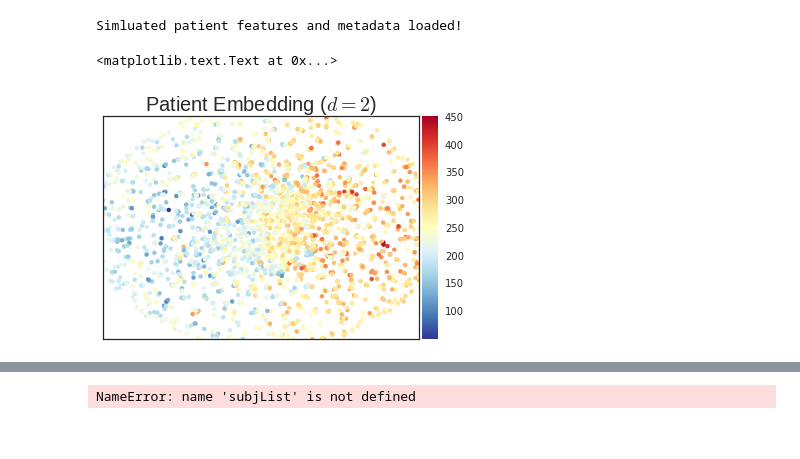
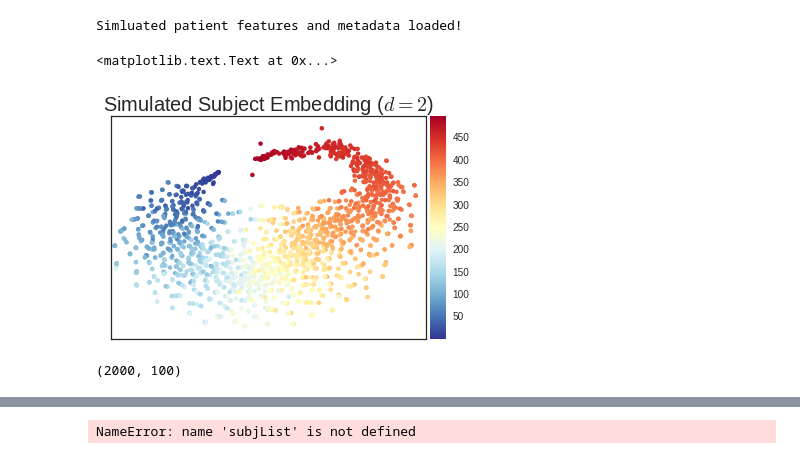
Before and after one commit to sumedhasingla/COPDImageAnalysis, a Jupyter notebook: code/kernelEvaluation.ipynb, the cells around one changed output, grey strips where cells are left out. Saved outputs shown, nothing was run; the diff lists cells and outputs as text; code cells hidden in the pictures.

Commit message:
ran evaluation on simulated data results

```diff
--- a/code/kernelEvaluation.ipynb
+++ b/code/kernelEvaluation.ipynb
@@ -34,8 +35,8 @@ def loadSimilarities(fn):
     print "Similarities loaded!"
     return loader['similarities']
 
-kernelFN = "./simulatedData/kernel"
-kernel = loadSimilarities(kernelFN)
+kernelFN = "./simulatedData/kernel-2000-sym-v2"
+kl_sym = loadSimilarities(kernelFN)
 # Note: loaded kernel is the result of
 # - building the KNN graph using KL divergence
 # - symmeterizing the graph: KL is not a distance and is not symmetric, we need distance-symmetry behavior because next step is...
@@ -65,0 +68,6 @@ def evalFeatures_Regression(XTrain,yTrain,XTest,yTest,m):
+# %%
+assert (kl_sym == kl_sym.T).all()
+rbf = RBFize(gamma=0.7, scale_by_median=False)
+kl_rbf = rbf.fit_transform(kl_sym)
+print kl_rbf.min(),np.median(kl_rbf) ,kl_rbf.max()
+_ = plt.hist(kl_rbf.flatten(),50)
@@ -65,0 +83,3 @@ def evalFeatures_Regression(XTrain,yTrain,XTest,yTest,m):
+# %%
+psd = ProjectPSD()
+kernel = psd.fit_transform(kl_rbf)
@@ -188,21 +211,25 @@ def  plotLowDimWithColor( nodes2D, subjColor,
 # %%
 with sns.axes_style("white"):
     f, ax1 = plt.subplots()
 
 # write your own visualizationb, each subject is a dot in 2D and color each subject with her own y
 plotLowDimWithColor(tSNE_subset, subjClasses_subset,
                     ax=ax1, plotTitle='tSNE', markerSize=20)
 
-ax1.set_xlim([-11,11])
-ax1.set_ylim([-11,11])
-ax1.set_title('Patient Embedding ($d=2$)',fontsize=20)
+ax1.set_xlim([-18,15])
+ax1.set_ylim([-18,20])
+ax1.set_title('Simulated Subject Embedding ($d=2$)',fontsize=20)
 # %% [output]
 <matplotlib.text.Text at 0x...>
-[figure, old version]
+[figure, new version]
 # %%
 # ========== extracting higher dim features per subject
 clf = LocallyLinearEmbedding(n_components=100)
 LLE_modified = clf.fit_transform(hidim)   # this is your X, ie your feature per subject
+
+print LLE_modified.shape
+# %% [output]
+(2000, 100)
 # %%
 # ======== Regression
 numPCA_comp = 100
```
Also changed, not shown: parts of 12 cells of this notebook, 3 other files.
